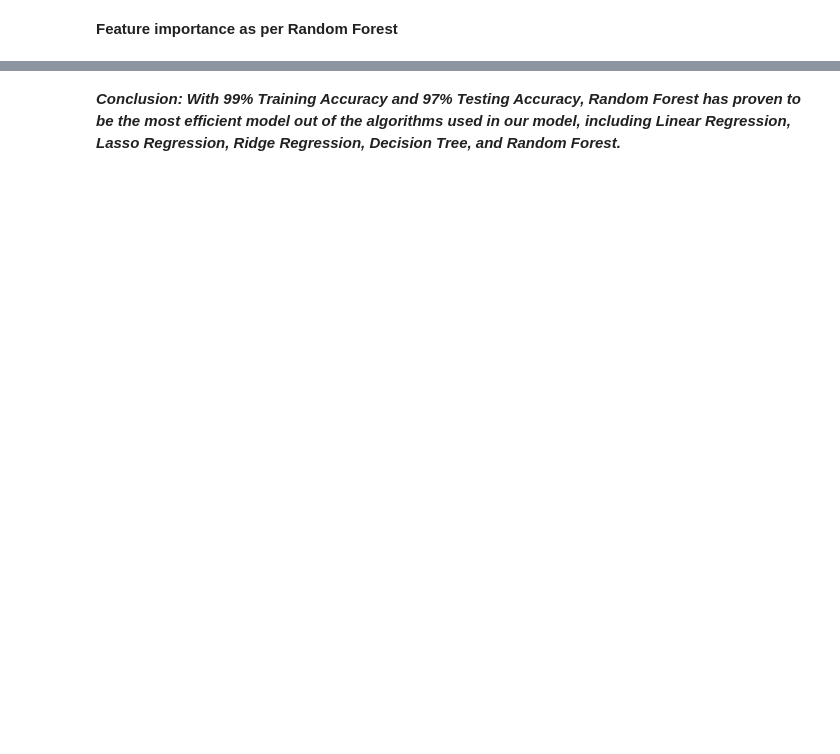
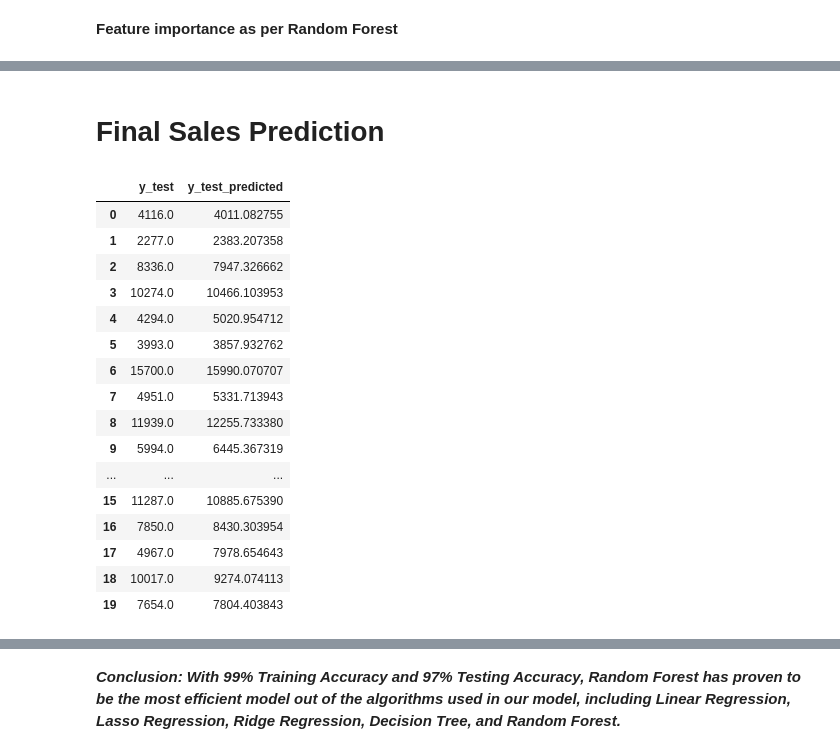
Before and after one commit to saumyadash9/Saumya-Dash-Rossmann-Sales-Prediction---Capstone-Project.ipynb, a Jupyter notebook: Saumya_Dash_Rossmann_Sales_Prediction_Capstone_Project.ipynb, the cells around one changed output, grey strips where cells are left out. Saved outputs shown, nothing was run; the diff lists cells and outputs as text; code cells hidden in the pictures; blank space fills up the shorter version.

```diff
--- a/Saumya_Dash_Rossmann_Sales_Prediction_Capstone_Project.ipynb
+++ b/Saumya_Dash_Rossmann_Sales_Prediction_Capstone_Project.ipynb
@@ -1061,0 +1062,25 @@ Text(0.5, 0, 'Relative Importance')
+# %% [markdown]
+# **Final Sales Prediction**
+# %%
+#constructing a prediction dataframe with the actual and predicted sales values.
+prediction_df = pd.DataFrame(np.array((y_test)**2), columns = ["y_test"])
+prediction_df["y_test_predicted"] = np.array((y_test_predicted)**2)
+prediction_df.head(20)
+# %% [output]
+|  | y_test | y_test_predicted |
+| 0 | 4116.0 | 4011.082755 |
+| 1 | 2277.0 | 2383.207358 |
+| 2 | 8336.0 | 7947.326662 |
+| 3 | 10274.0 | 10466.103953 |
+| 4 | 4294.0 | 5020.954712 |
+| 5 | 3993.0 | 3857.932762 |
+| 6 | 15700.0 | 15990.070707 |
+| 7 | 4951.0 | 5331.713943 |
+| 8 | 11939.0 | 12255.733380 |
+| 9 | 5994.0 | 6445.367319 |
+| ... | ... | ... |
+| 15 | 11287.0 | 10885.675390 |
+| 16 | 7850.0 | 8430.303954 |
+| 17 | 4967.0 | 7978.654643 |
+| 18 | 10017.0 | 9274.074113 |
+| 19 | 7654.0 | 7804.403843 |
```
Also changed, not shown: parts of 9 cells of this notebook.
